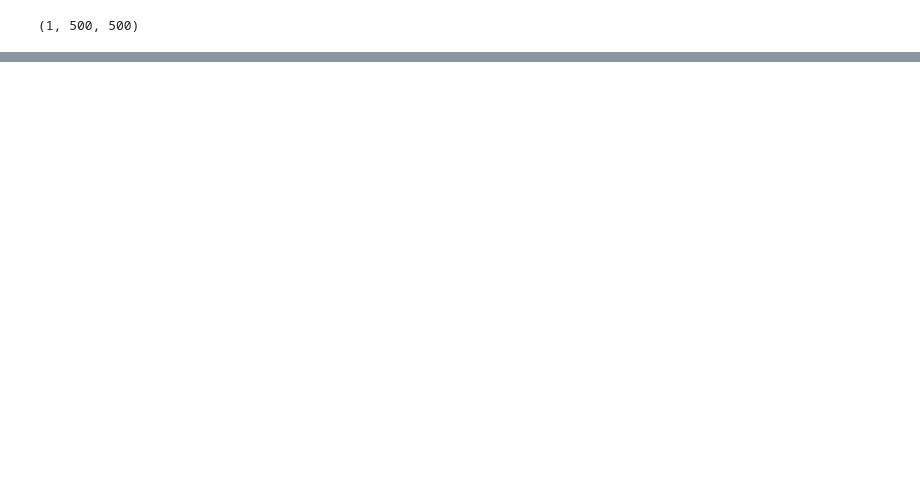
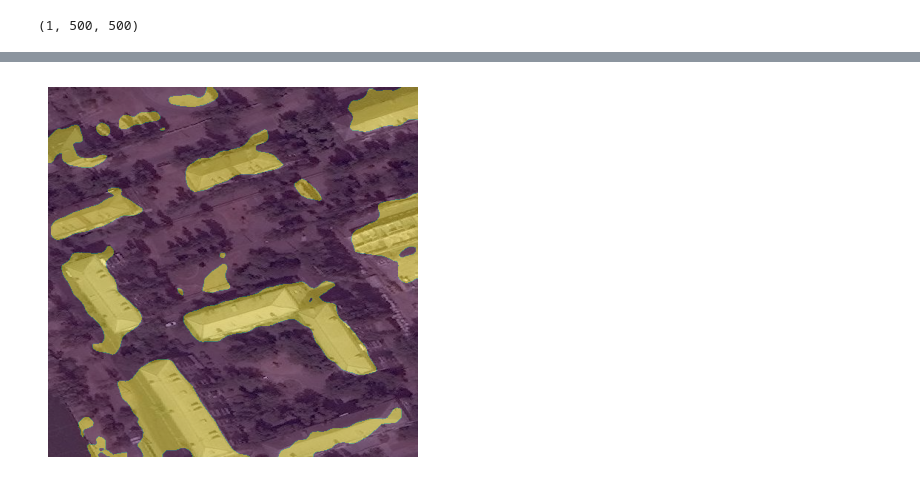
Before and after one commit to VectorInstitute/SegMate, a Jupyter notebook: example/custom_decoder.ipynb, the cells around one changed output, grey strips where cells are left out. Cells and saved outputs as stored; diff of their text form; code cells hidden in the pictures; blank space fills up the shorter version.

Commit message:
add custom decoder demo

```diff
--- a/example/custom_decoder.ipynb
+++ b/example/custom_decoder.ipynb
@@ -51,7 +51,7 @@ To begin, we import the necessary libraries and load the dataset using the `load
 # %%
 from datasets import load_dataset
 
-dataset = load_dataset("keremberke/satellite-building-segmentation", "mini")
+dataset = load_dataset("keremberke/satellite-building-segmentation", "full")
 # %% [markdown]
 ### Training a custom decoder for Building Image Segmentation Dataset
 
@@ -197,0 +294,40 @@ utils.show_image(gt_mask.cpu().numpy().reshape(500, 500))
+# %%
+from segment_anything.utils.transforms import ResizeLongestSide
+dataset = load_dataset("keremberke/satellite-building-segmentation", "full")
+
+idx = 12
+
+item = dataset["test"][idx]
+image = item["image"]
+np_image = np.array(item["image"])
+size = np_image.shape[0]
+
+# prepare the image for the model
+transform = ResizeLongestSide(1024)
+input_image = transform.apply_image(np_image)
+input_image = torch.as_tensor(input_image, device=sm.device)
+input_image = input_image.permute(2, 0, 1).contiguous()[None, :, :, :]
+
+# preprocess the image
+input_image = sm.sam.preprocess(input_image).squeeze()
+
+with torch.no_grad():
+    features = sm.sam.image_encoder(input_image.reshape(1, 3, 1024, 1024))
+    output_mask = decoder(features)
+
+# get the ground truth segmentation mask
+gt_mask = utils.get_segmentation_mask(item["objects"]['segmentation'], size)
+gt_mask = gt_mask.reshape((1, 1, size, size)).astype('float32')
+# %%
+from torch.nn import functional as F
+
+# Apply a threshold to get the binary mask
+thresholded_mask = F.threshold(output_mask, 0.4, 0)
+binary_mask = F.normalize(thresholded_mask)
+
+# Convert the binary mask tensor to a numpy array and remove the batch dimension
+binary_mask = binary_mask.squeeze(0).cpu().numpy()
+binary_mask = np.expand_dims(binary_mask, axis=0)
+utils.show_masks(np_image, binary_mask)
+# %% [output]
+[figure, added]
```
Also changed, not shown: parts of 11 cells of this notebook.
